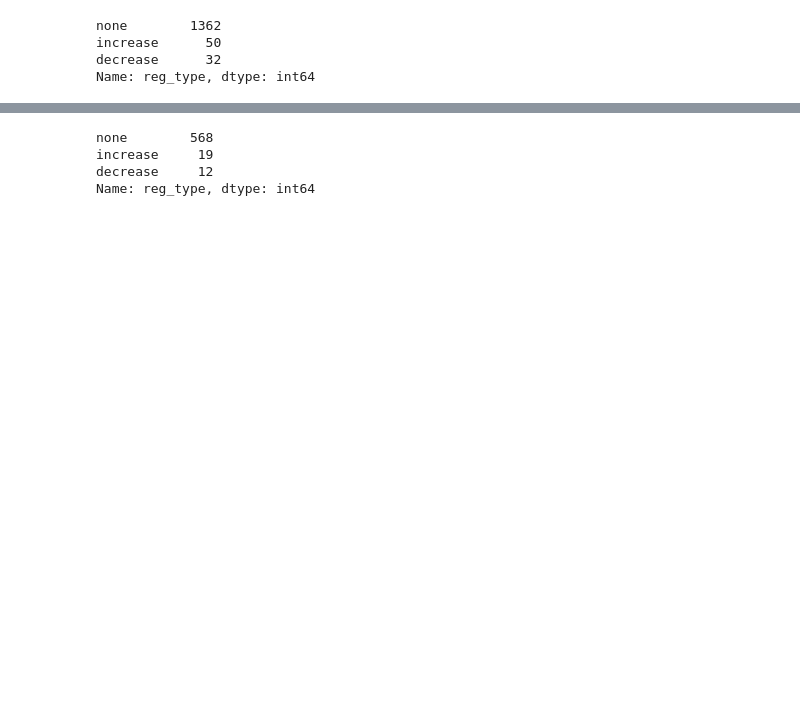
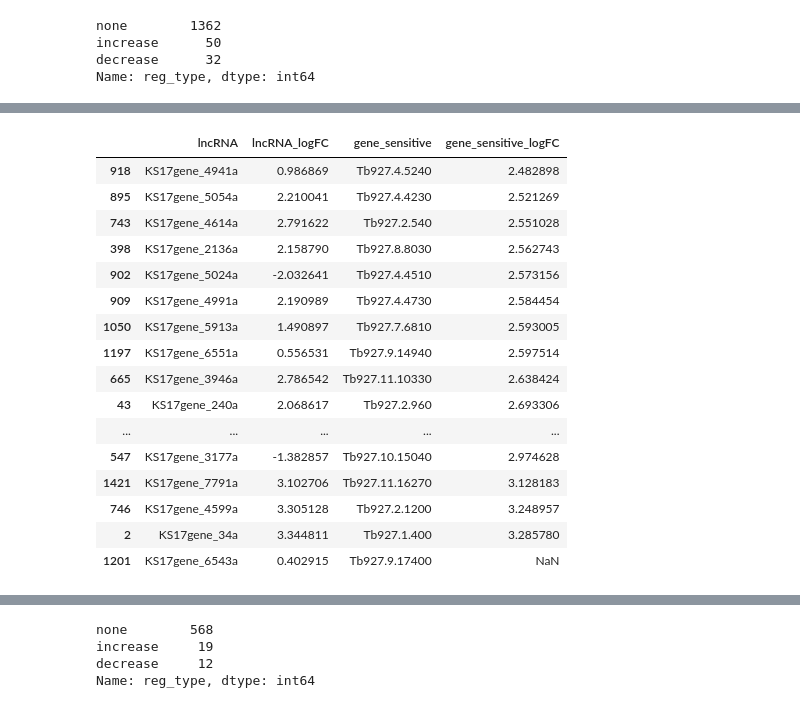
Before and after one commit to mtinti/polysome, a Jupyter notebook: Figures_Paper_def.ipynb, the cells around one changed output, grey strips where cells are left out. Cells and saved outputs as stored; diff of their text form; code cells hidden in the pictures; blank space fills up the shorter version.

```diff
--- a/Figures_Paper_def.ipynb
+++ b/Figures_Paper_def.ipynb
@@ -1782,0 +1807,20 @@ merge.head()
+# %%
+corr_table.sort_values('gene_sensitive_logFC').tail(20)
+# %% [output]
+|  | lncRNA | lncRNA_logFC | gene_sensitive | gene_sensitive_logFC |
+| 918 | KS17gene_4941a | 0.986869 | Tb927.4.5240 | 2.482898 |
+| 895 | KS17gene_5054a | 2.210041 | Tb927.4.4230 | 2.521269 |
+| 743 | KS17gene_4614a | 2.791622 | Tb927.2.540 | 2.551028 |
+| 398 | KS17gene_2136a | 2.158790 | Tb927.8.8030 | 2.562743 |
+| 902 | KS17gene_5024a | -2.032641 | Tb927.4.4510 | 2.573156 |
+| 909 | KS17gene_4991a | 2.190989 | Tb927.4.4730 | 2.584454 |
+| 1050 | KS17gene_5913a | 1.490897 | Tb927.7.6810 | 2.593005 |
+| 1197 | KS17gene_6551a | 0.556531 | Tb927.9.14940 | 2.597514 |
+| 665 | KS17gene_3946a | 2.786542 | Tb927.11.10330 | 2.638424 |
+| 43 | KS17gene_240a | 2.068617 | Tb927.2.960 | 2.693306 |
+| ... | ... | ... | ... | ... |
+| 547 | KS17gene_3177a | -1.382857 | Tb927.10.15040 | 2.974628 |
+| 1421 | KS17gene_7791a | 3.102706 | Tb927.11.16270 | 3.128183 |
+| 746 | KS17gene_4599a | 3.305128 | Tb927.2.1200 | 3.248957 |
+| 2 | KS17gene_34a | 3.344811 | Tb927.1.400 | 3.285780 |
+| 1201 | KS17gene_6543a | 0.402915 | Tb927.9.17400 | NaN |
```
Also changed, not shown: parts of 61 cells of this notebook, 1 other file.
